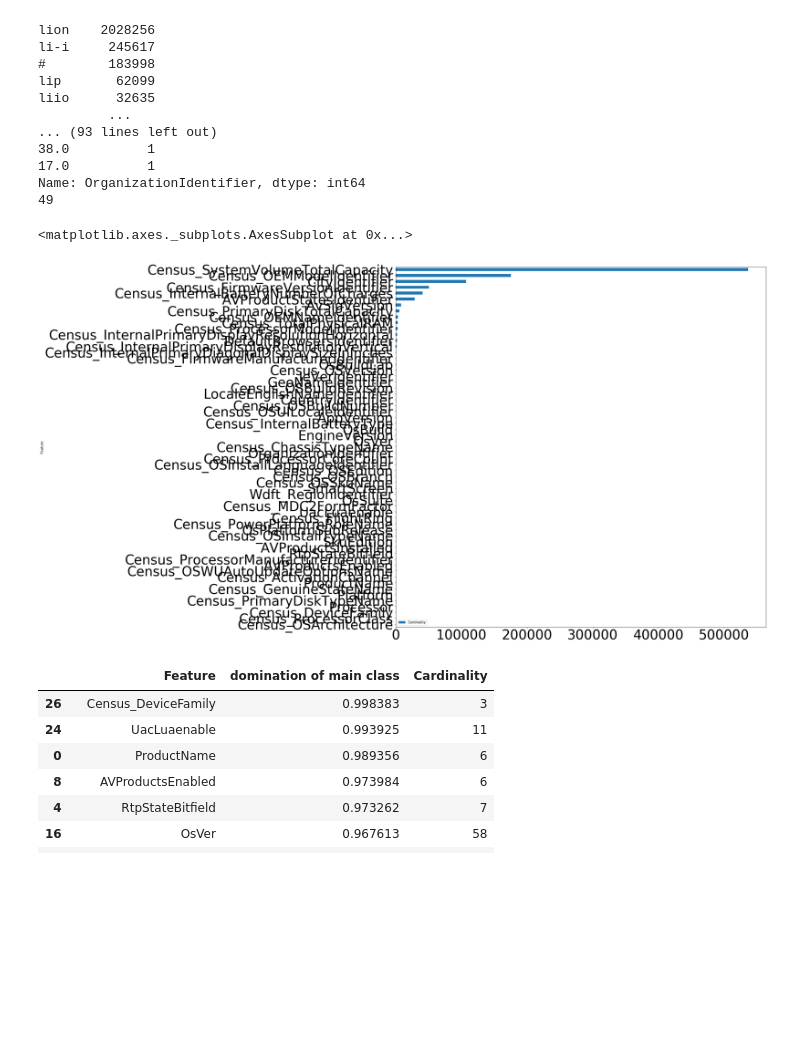
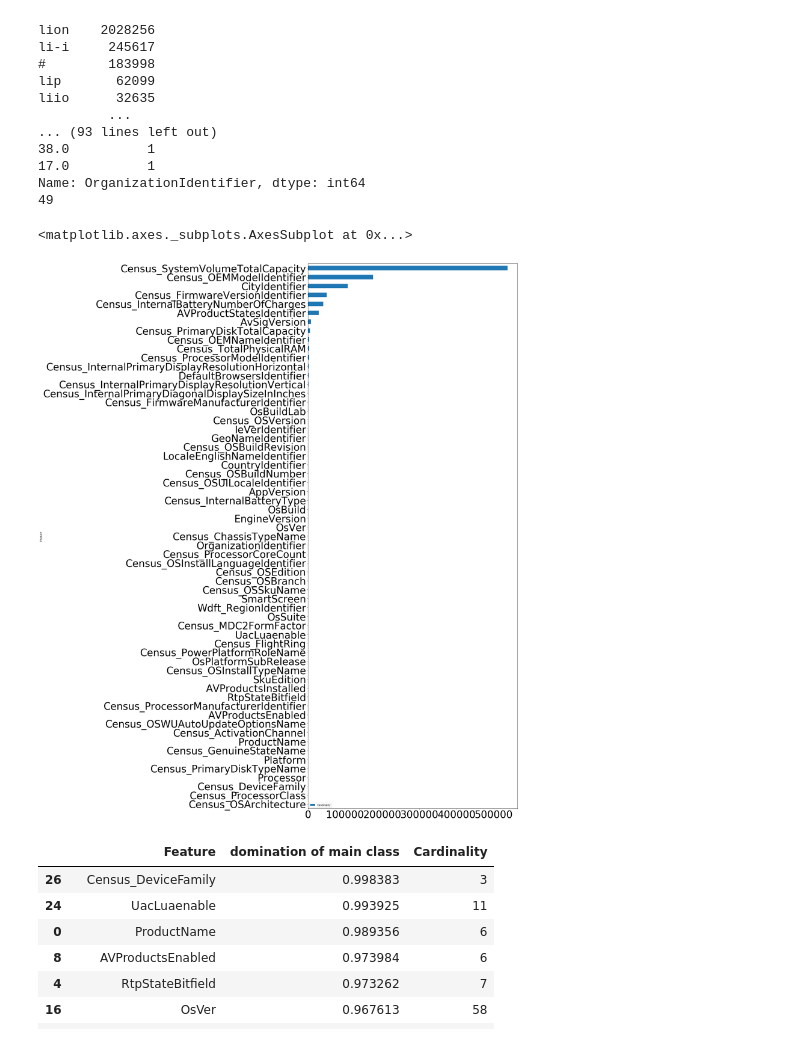
Before and after one commit to rcofrer/MLWR, a Jupyter notebook: Untitled.ipynb, the cells around one changed output. Cells and saved outputs as stored; diff of their text form; code cells hidden in the pictures; blank space fills up the shorter version.

```diff
--- a/Untitled.ipynb
+++ b/Untitled.ipynb
@@ -354,14 +369,15 @@ Name: OrganizationIdentifier, dtype: int64
 49
 # %%
 # Another thing we might want too look at is to consider the cardinality of the data
-cardinals = pd.DataFrame([[col, malware[col].nunique()] for col in malware.columns if col not in bins and col != 'MachineIdentifier'],
-                         columns = ['Feature', 'Cardinality'])
+cardinals = pd.DataFrame([[col, malware[col].nunique()] for col in malware.columns \
+                          if col not in bins and col != 'MachineIdentifier'],
+                          columns = ['Feature', 'Cardinality'])
 # %%
 cardinals['Cardinality'] = cardinals['Cardinality'].astype(float)
 cardinals.sort_values(by = "Cardinality", ascending = True).plot(kind = 'barh', x = "Feature",
                                                y = "Cardinality",
-                                               figsize = (20,20), fontsize = 40)
+                                               figsize = (15,40), fontsize = 40)
 # %% [output]
 <matplotlib.axes._subplots.AxesSubplot at 0x...>
-[figure, old version]
+[figure, new version]
 # %%
```
Also changed, not shown: parts of 16 cells of this notebook.
